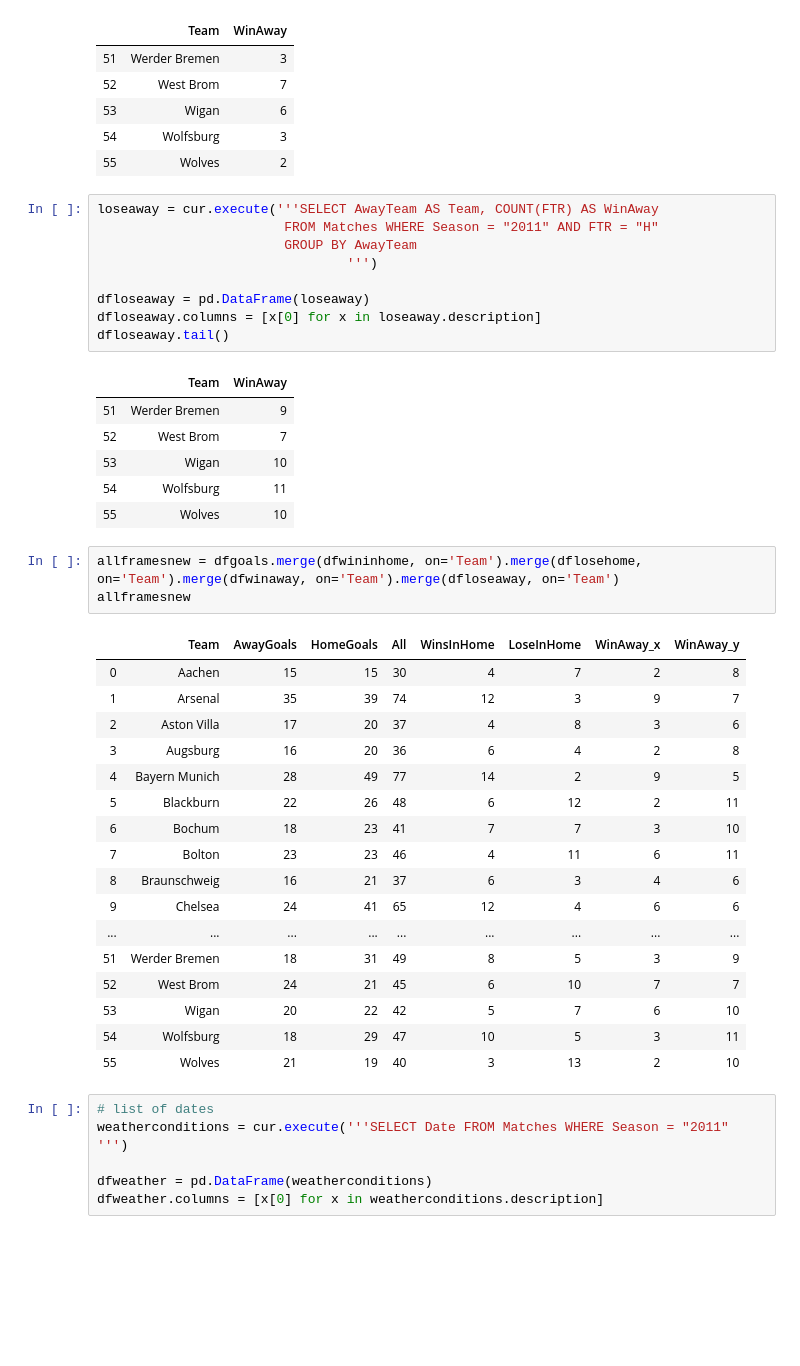
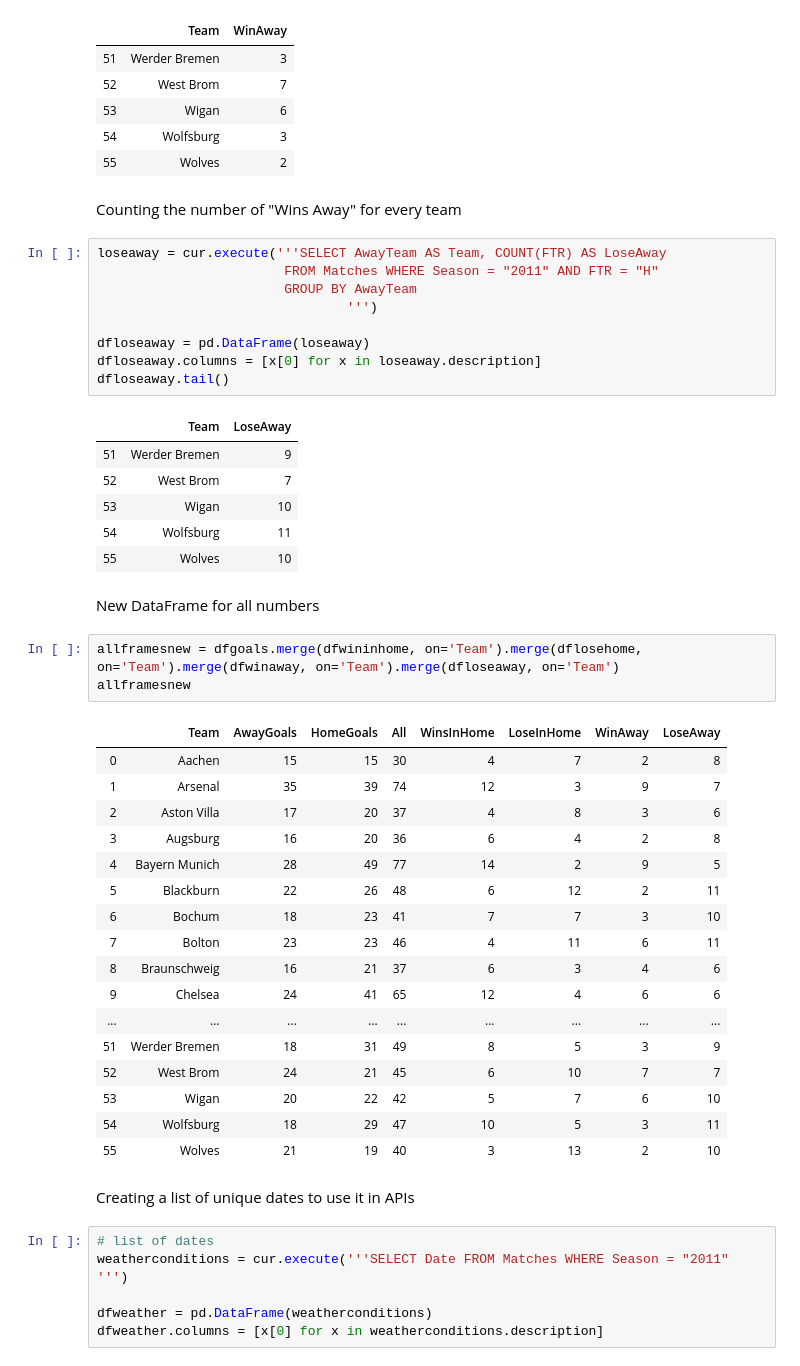
Before and after one commit to kalina-kalina/project_2_soccer, a Jupyter notebook: Start.ipynb, the cells around one changed output. Saved outputs shown, nothing was run; the diff lists cells and outputs as text; blank space fills up the shorter version.

```diff
--- a/Start.ipynb
+++ b/Start.ipynb
@@ -165,27 +173,31 @@ dfwinaway.tail()
 | 53 | Wigan | 6 |
 | 54 | Wolfsburg | 3 |
 | 55 | Wolves | 2 |
+# %% [markdown]
+Counting the number of "Wins Away" for every team
 # %%
-loseaway = cur.execute('''SELECT AwayTeam AS Team, COUNT(FTR) AS WinAway
+loseaway = cur.execute('''SELECT AwayTeam AS Team, COUNT(FTR) AS LoseAway
                         FROM Matches WHERE Season = "2011" AND FTR = "H"
                         GROUP BY AwayTeam
                                 ''')
 
 dfloseaway = pd.DataFrame(loseaway)
 dfloseaway.columns = [x[0] for x in loseaway.description]
 dfloseaway.tail()
 # %% [output]
-|  | Team | WinAway |
+|  | Team | LoseAway |
 | 51 | Werder Bremen | 9 |
 | 52 | West Brom | 7 |
 | 53 | Wigan | 10 |
 | 54 | Wolfsburg | 11 |
 | 55 | Wolves | 10 |
+# %% [markdown]
+New DataFrame for all numbers
 # %%
 allframesnew = dfgoals.merge(dfwininhome, on='Team').merge(dflosehome, on='Team').merge(dfwinaway, on='Team').merge(dfloseaway, on='Team')
 allframesnew
 # %% [output]
-|  | Team | AwayGoals | HomeGoals | All | WinsInHome | LoseInHome | WinAway_x | WinAway_y |
+|  | Team | AwayGoals | HomeGoals | All | WinsInHome | LoseInHome | WinAway | LoseAway |
 | 0 | Aachen | 15 | 15 | 30 | 4 | 7 | 2 | 8 |
 | 1 | Arsenal | 35 | 39 | 74 | 12 | 3 | 9 | 7 |
 | 2 | Aston Villa | 17 | 20 | 37 | 4 | 8 | 3 | 6 |
@@ -202,6 +214,8 @@ allframesnew
 | 53 | Wigan | 20 | 22 | 42 | 5 | 7 | 6 | 10 |
 | 54 | Wolfsburg | 18 | 29 | 47 | 10 | 5 | 3 | 11 |
 | 55 | Wolves | 21 | 19 | 40 | 3 | 13 | 2 | 10 |
+# %% [markdown]
+Creating a list of unique dates to use it in APIs
 # %%
 # list of dates
 weatherconditions = cur.execute('''SELECT Date FROM Matches WHERE Season = "2011" ''')
```
Also changed, not shown: parts of 29 cells of this notebook.
